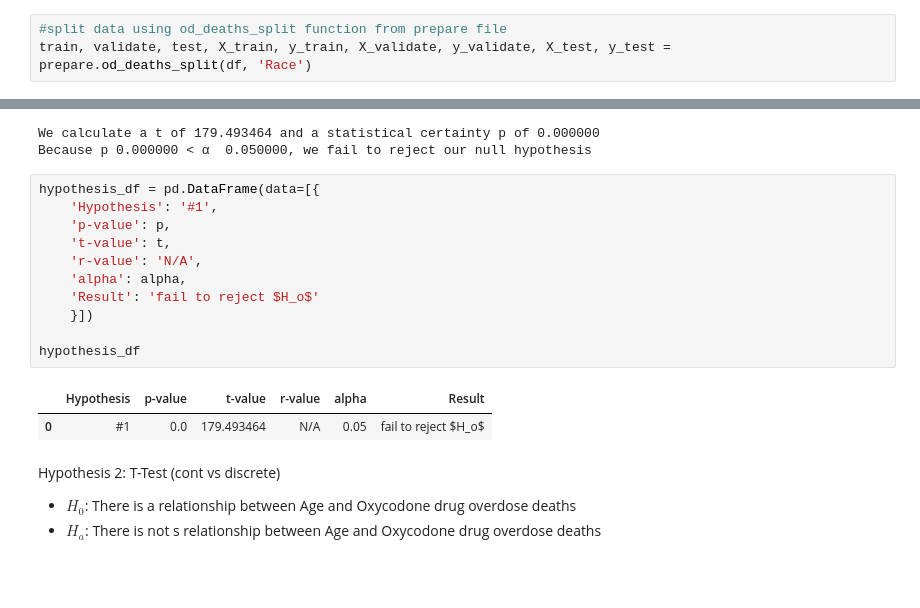
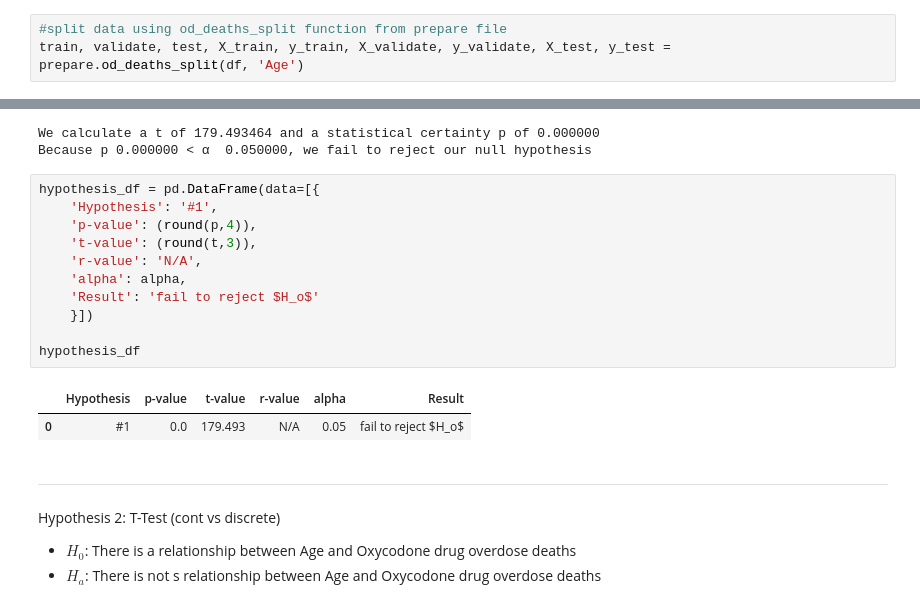
Before and after one commit to natasharivers/individual_project, a Jupyter notebook: Initial Regression Notebook.ipynb, the cells around one changed output, grey strips where cells are left out. Drawn from its saved outputs; the diff is of its cells as text; blank space fills up the shorter version.

```diff
--- a/Initial Regression Notebook.ipynb
+++ b/Initial Regression Notebook.ipynb
@@ -316,7 +316,7 @@ corr
 | White | -0.077570 | 0.018170 | -0.150437 | -0.029017 | 0.059655 | 0.053242 | -0.005827 | 0.035489 | ... |
 # %%
 #split data using od_deaths_split function from prepare file
-train, validate, test, X_train, y_train, X_validate, y_validate, X_test, y_test = prepare.od_deaths_split(df, 'Race')
+train, validate, test, X_train, y_train, X_validate, y_validate, X_test, y_test = prepare.od_deaths_split(df, 'Age')
 # %% [output]
 train -> (2858, 32)
 validate -> (1226, 32)
@@ -486,17 +483,19 @@ Because p 0.000000 < α  0.050000, we fail to reject our null hypothesis
 # %%
 hypothesis_df = pd.DataFrame(data=[{
     'Hypothesis': '#1',
-    'p-value': p,
-    't-value': t,
+    'p-value': (round(p,4)),
+    't-value': (round(t,3)),
     'r-value': 'N/A',
     'alpha': alpha,
     'Result': 'fail to reject $H_o$'
     }])
 
 hypothesis_df
 # %% [output]
 |  | Hypothesis | p-value | t-value | r-value | alpha | Result |
-| 0 | #1 | 0.0 | 179.493464 | N/A | 0.05 | fail to reject $H_o$ |
+| 0 | #1 | 0.0 | 179.493 | N/A | 0.05 | fail to reject $H_o$ |
+# %% [markdown]
+_______________________________
 # %% [markdown]
 Hypothesis 2: T-Test (cont vs discrete)
 - $H_0$: There is a relationship between Age and Oxycodone drug overdose deaths
```
Also changed, not shown: parts of 50 cells of this notebook.
